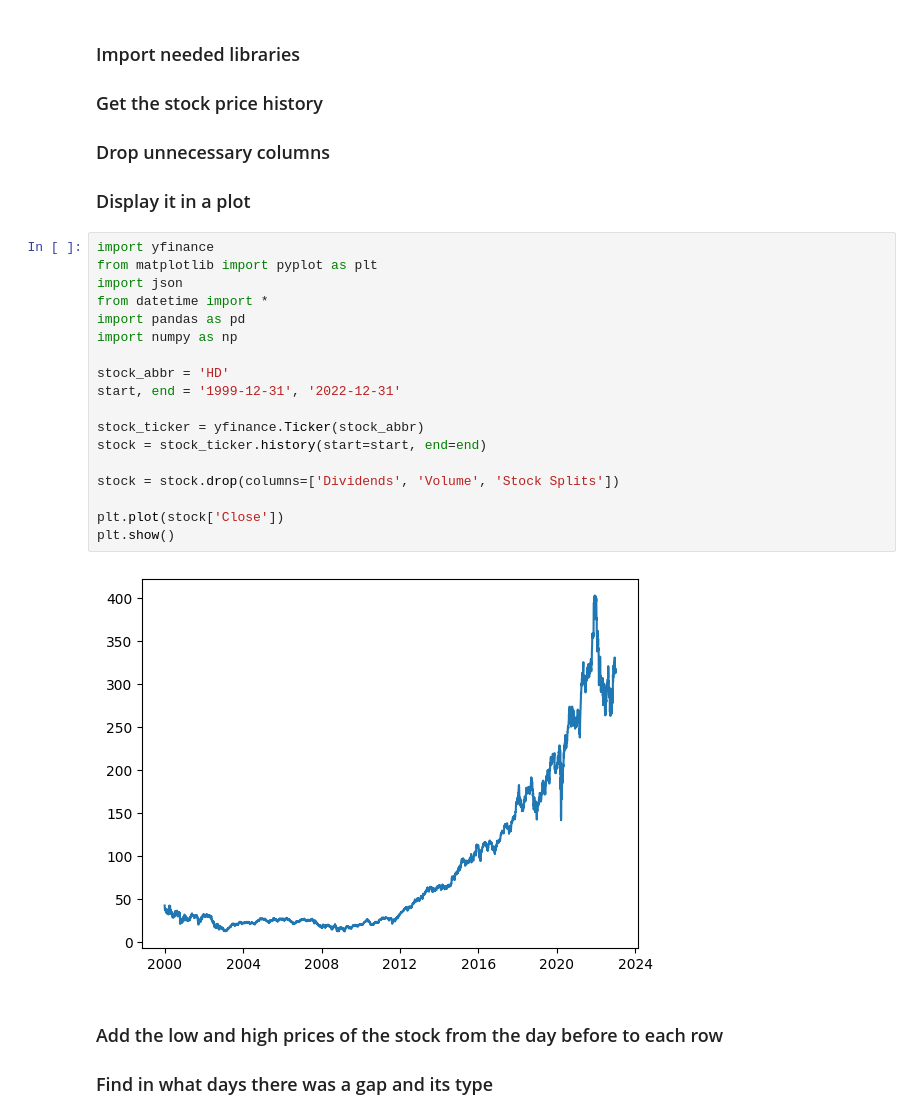
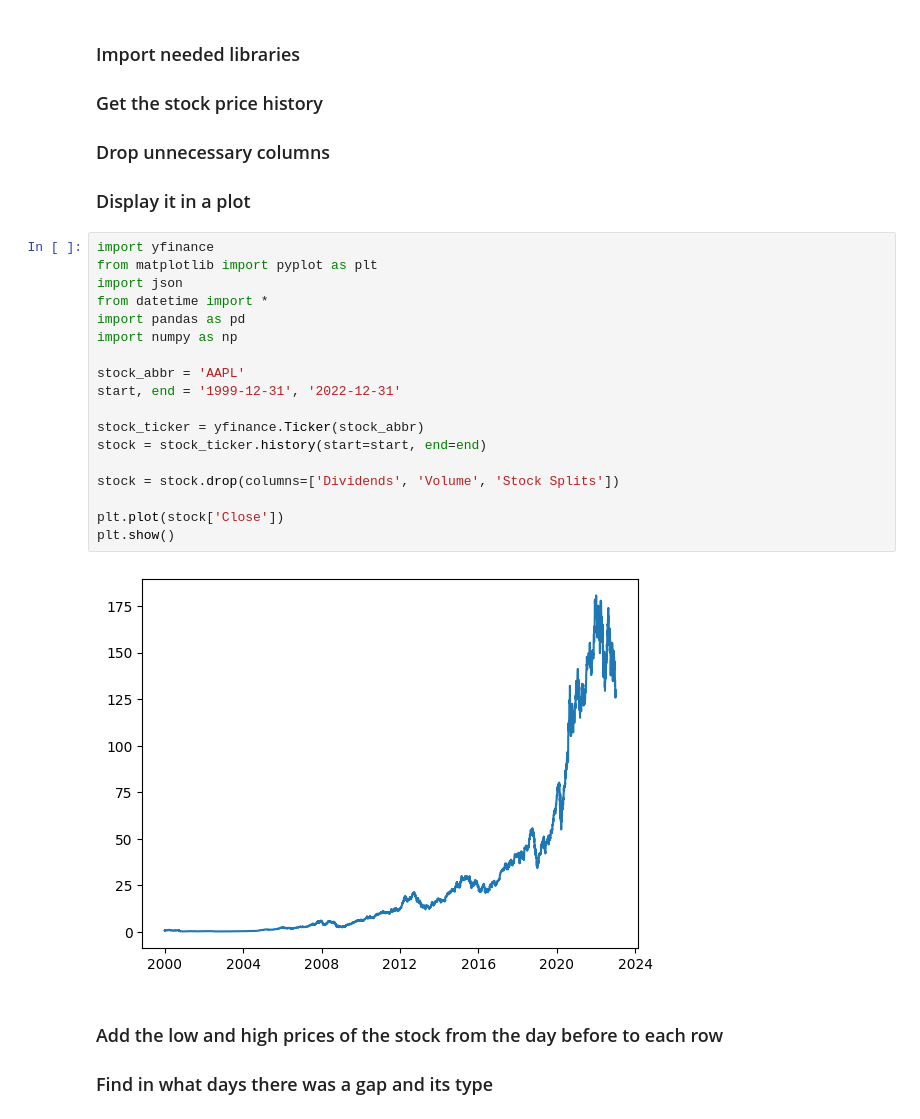
Before and after one commit to alonlerner/finance_project, a Jupyter notebook: find_gaps.ipynb, the cells around one changed output. Saved outputs shown, nothing was run; the diff lists cells and outputs as text.

```diff
--- a/find_gaps.ipynb
+++ b/find_gaps.ipynb
@@ -6,23 +6,23 @@
 # %%
 import yfinance
 from matplotlib import pyplot as plt
 import json
 from datetime import *
 import pandas as pd
 import numpy as np
 
-stock_abbr = 'HD'
+stock_abbr = 'AAPL'
 start, end = '1999-12-31', '2022-12-31'
 
 stock_ticker = yfinance.Ticker(stock_abbr)
 stock = stock_ticker.history(start=start, end=end)
 
 stock = stock.drop(columns=['Dividends', 'Volume', 'Stock Splits'])
 
 plt.plot(stock['Close'])
 plt.show()
 # %% [output]
-[figure, old version]
+[figure, new version]
 # %% [markdown]
 ### Add the low and high prices of the stock from the day before to each row
 ### Find in what days there was a gap and its type
```
Also changed, not shown: parts of 6 cells of this notebook.
